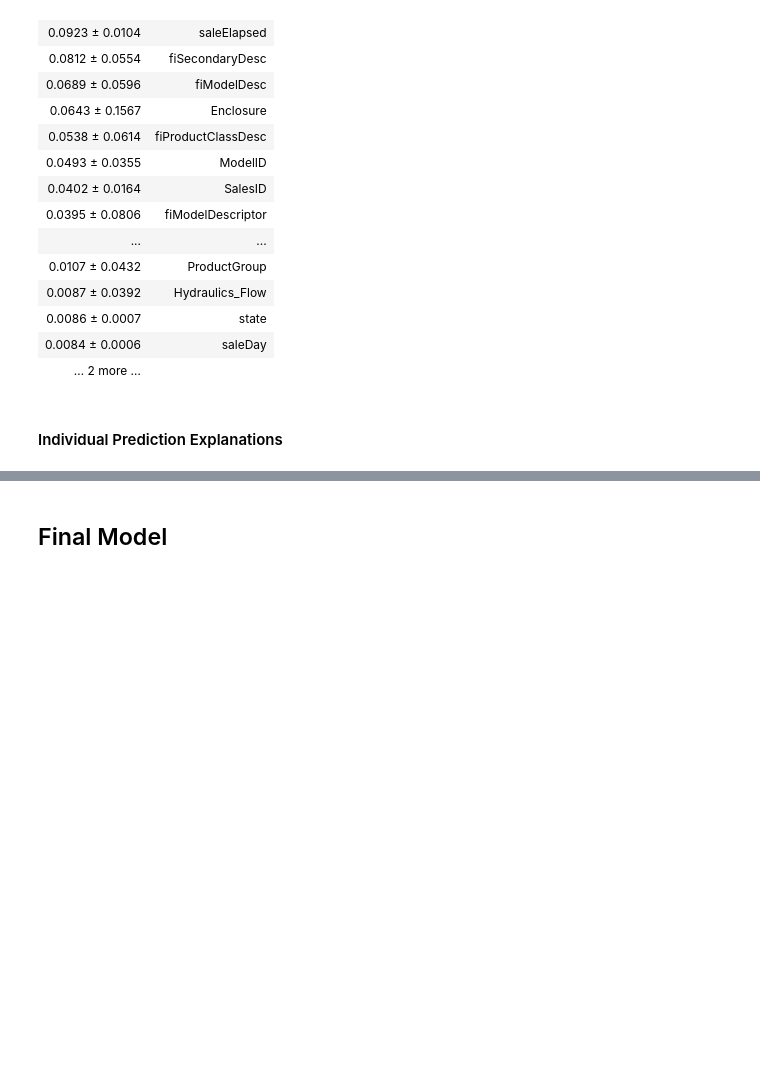
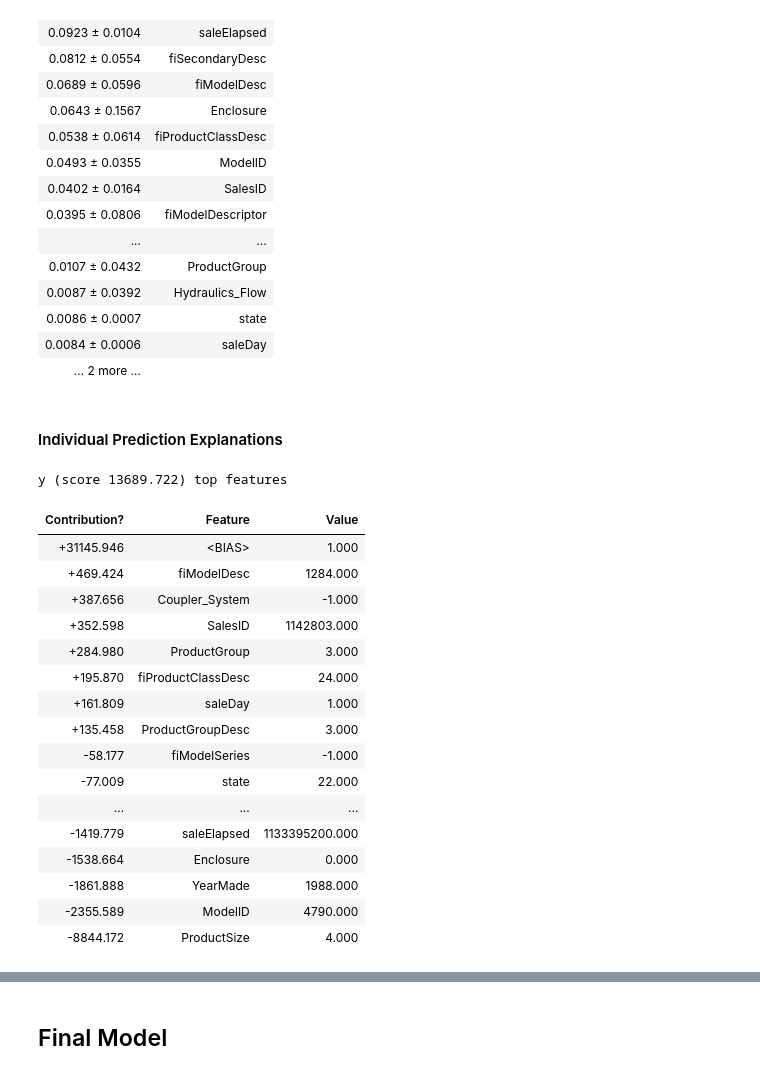
Before and after one commit to cjherman6/rf_implementation, a Jupyter notebook: Modeling Data and Performing EDA II.ipynb, the cells around one changed output, grey strips where cells are left out. Drawn from its saved outputs; the diff is of its cells as text; code cells hidden in the pictures; blank space fills up the shorter version.

```diff
--- a/Modeling Data and Performing EDA II.ipynb
+++ b/Modeling Data and Performing EDA II.ipynb
@@ -243,4 +243,30 @@ eli5.show_weights(m,feature_names=list(df_keep.columns))
 | … 2 more … |  |
 # %% [markdown]
 #### Individual Prediction Explanations
+# %%
+# Mini, made in 1988, no AC
+# Sale Price = $11,000
+
+eli5.show_prediction(m, df_keep.iloc[1061],
+                     feature_names=list(df_keep.columns),
+                     show_feature_values=True)
+# %% [output]
+y (score 13689.722) top features
+| Contribution? | Feature | Value |
+| +31145.946 | <BIAS> | 1.000 |
+| +469.424 | fiModelDesc | 1284.000 |
+| +387.656 | Coupler_System | -1.000 |
+| +352.598 | SalesID | 1142803.000 |
+| +284.980 | ProductGroup | 3.000 |
+| +195.870 | fiProductClassDesc | 24.000 |
+| +161.809 | saleDay | 1.000 |
+| +135.458 | ProductGroupDesc | 3.000 |
+| -58.177 | fiModelSeries | -1.000 |
+| -77.009 | state | 22.000 |
+| ... | ... | ... |
+| -1419.779 | saleElapsed | 1133395200.000 |
+| -1538.664 | Enclosure | 0.000 |
+| -1861.888 | YearMade | 1988.000 |
+| -2355.589 | ModelID | 4790.000 |
+| -8844.172 | ProductSize | 4.000 |
 # %%
```
Also changed, not shown: parts of 7 cells of this notebook, 1 other file.
